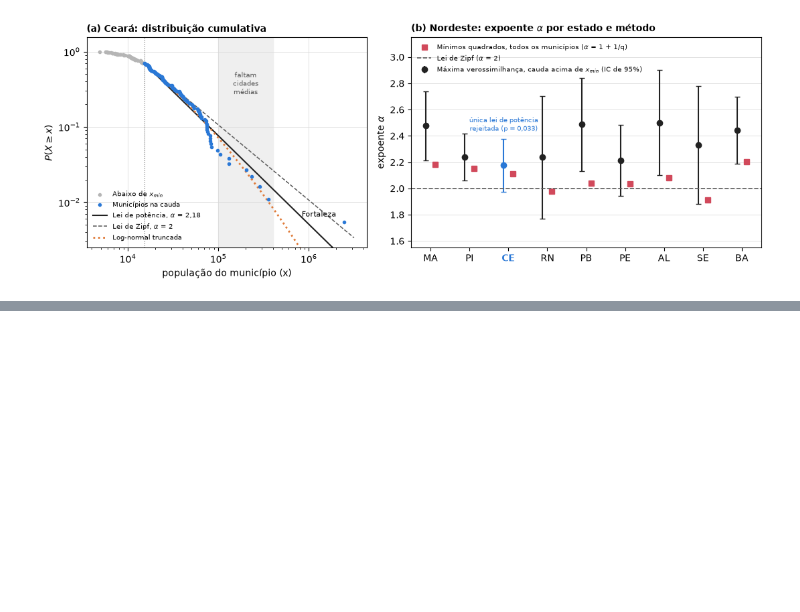
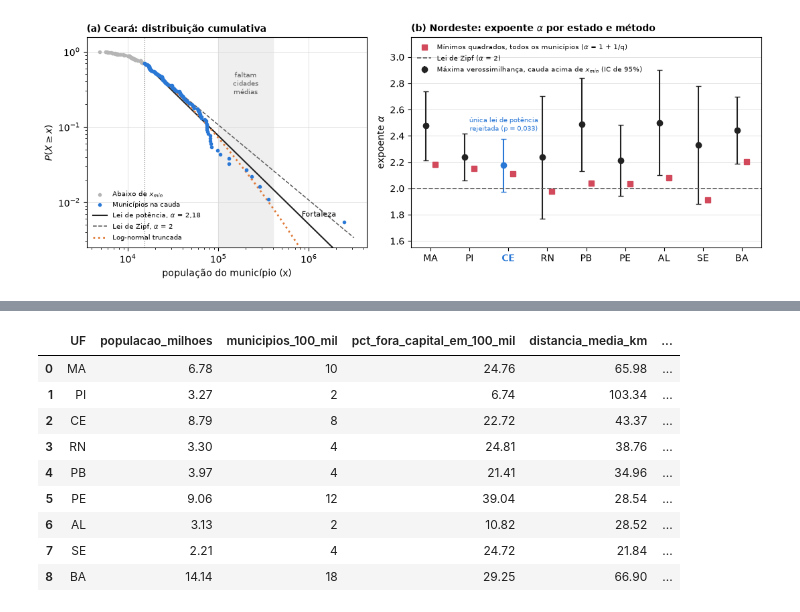
Before and after one commit to DaviFPassos/Lei_Zipf_Ceara, a Jupyter notebook: Lei_de_Zipf_Ceara_v5.ipynb, the cells around one changed output, grey strips where cells are left out. Saved outputs shown, nothing was run; the diff lists cells and outputs as text; code cells hidden in the pictures; blank space fills up the shorter version.

```diff
--- a/Lei_de_Zipf_Ceara_v5.ipynb
+++ b/Lei_de_Zipf_Ceara_v5.ipynb
@@ -1181,0 +1264,84 @@ plt.show()
+# %%
+def centroide(geometria):
+    """Centroide do maior polígono do município."""
+    poligonos = [geometria['coordinates']] if geometria['type'] == 'Polygon' else geometria['coordinates']
+    melhor = None
+    for poligono in poligonos:
+        x, y = np.asarray(poligono[0], dtype=float).T
+        x1, y1 = np.roll(x, -1), np.roll(y, -1)
+        produto = x * y1 - x1 * y
+        area = produto.sum() / 2
+        if melhor is None or abs(area) > melhor[0]:
+            melhor = (abs(area), ((x + x1) * produto).sum() / (6 * area), ((y + y1) * produto).sum() / (6 * area))
+    return melhor[1], melhor[2]
+
+def distancia_km(lon1, lat1, lon2, lat2):
+    """Distância em linha reta pela fórmula de haversine."""
+    lon1, lat1, lon2, lat2 = map(np.radians, (lon1, lat1, lon2, lat2))
+    a = np.sin((lat2 - lat1) / 2) ** 2 + np.cos(lat1) * np.cos(lat2) * np.sin((lon2 - lon1) / 2) ** 2
+    return 6371 * 2 * np.arcsin(np.sqrt(a))
+
+partes_nordeste = []
+for sigla, (tabela, malha) in estados.items():
+    centros = {f['properties']['codarea']: centroide(f['geometry']) for f in malha['features']}
+    parte = tabela[['codigo_ibge', 'municipio', 'populacao']].copy()
+    parte['UF'] = sigla
+    parte['lon'] = [centros[c][0] for c in parte['codigo_ibge']]
+    parte['lat'] = [centros[c][1] for c in parte['codigo_ibge']]
+    partes_nordeste.append(parte)
+nordeste = pd.concat(partes_nordeste, ignore_index=True)
+
+# Matriz de distâncias entre todos os municípios da região.
+lon, lat = nordeste['lon'].to_numpy(), nordeste['lat'].to_numpy()
+matriz_km = distancia_km(lon[:, None], lat[:, None], lon[None, :], lat[None, :])
+
+def distancia_ao_polo(limite_pop=1e5):
+    return matriz_km[:, nordeste['populacao'].to_numpy() >= limite_pop].min(axis=1)
+
+nordeste['dist_100_mil'] = distancia_ao_polo()
+
+linhas_dist = []
+for sigla in ESTADOS:
+    parte = nordeste[nordeste['UF'] == sigla].sort_values('populacao', ascending=False)
+    total = parte['populacao'].sum()
+    fora_capital = parte.iloc[1:]
+    longe = parte[parte['dist_100_mil'] > 100]
+    linhas_dist.append({
+        'UF': sigla,
+        'populacao_milhoes': total / 1e6,
+        'municipios_100_mil': int((parte['populacao'] >= 1e5).sum()),
+        'pct_fora_capital_em_100_mil': 100 * fora_capital.loc[fora_capital['populacao'] >= 1e5, 'populacao'].sum() / fora_capital['populacao'].sum(),
+        'distancia_media_km': np.average(parte['dist_100_mil'], weights=parte['populacao']),
+        'municipios_a_mais_de_100_km': len(longe),
+        'populacao_a_mais_de_100_km': int(longe['populacao'].sum()),
+        'pct_a_mais_de_100_km': 100 * longe['populacao'].sum() / total,
+    })
+distancias_estados = pd.DataFrame(linhas_dist)
+distancias_estados.to_csv(OUTPUT / 'nordeste_distancia_100_mil.csv', index=False, encoding='utf-8-sig')
+display(distancias_estados.round(2))
+
+# Sensibilidade: a comparação entre Ceará e Pernambuco muda com o porte do polo ou com a distância?
+linhas_sens = []
+for limite_pop in [80e3, 100e3, 150e3]:
+    dist = distancia_ao_polo(limite_pop)
+    for limite_km in [50, 100, 150]:
+        linha = {'polo_a_partir_de': limite_pop, 'mais_de_km': limite_km}
+        for sigla in ['CE', 'PE']:
+            mascara = (nordeste['UF'] == sigla).to_numpy()
+            pop_uf = nordeste.loc[mascara, 'populacao'].to_numpy()
+            linha[f'pct_{sigla}'] = 100 * pop_uf[dist[mascara] > limite_km].sum() / pop_uf.sum()
+        linhas_sens.append(linha)
+sensibilidade_distancia = pd.DataFrame(linhas_sens)
+sensibilidade_distancia.to_csv(OUTPUT / 'ceara_pernambuco_sensibilidade_distancia.csv', index=False, encoding='utf-8-sig')
+display(sensibilidade_distancia.round(1))
+# %% [output]
+|  | UF | populacao_milhoes | municipios_100_mil | pct_fora_capital_em_100_mil | distancia_media_km | ... |
+| 0 | MA | 6.78 | 10 | 24.76 | 65.98 | ... |
+| 1 | PI | 3.27 | 2 | 6.74 | 103.34 | ... |
+| 2 | CE | 8.79 | 8 | 22.72 | 43.37 | ... |
+| 3 | RN | 3.30 | 4 | 24.81 | 38.76 | ... |
+| 4 | PB | 3.97 | 4 | 21.41 | 34.96 | ... |
+| 5 | PE | 9.06 | 12 | 39.04 | 28.54 | ... |
+| 6 | AL | 3.13 | 2 | 10.82 | 28.52 | ... |
+| 7 | SE | 2.21 | 4 | 24.72 | 21.84 | ... |
+| 8 | BA | 14.14 | 18 | 29.25 | 66.90 | ... |
```
Also changed, not shown: parts of 8 cells of this notebook, 4 other files.
